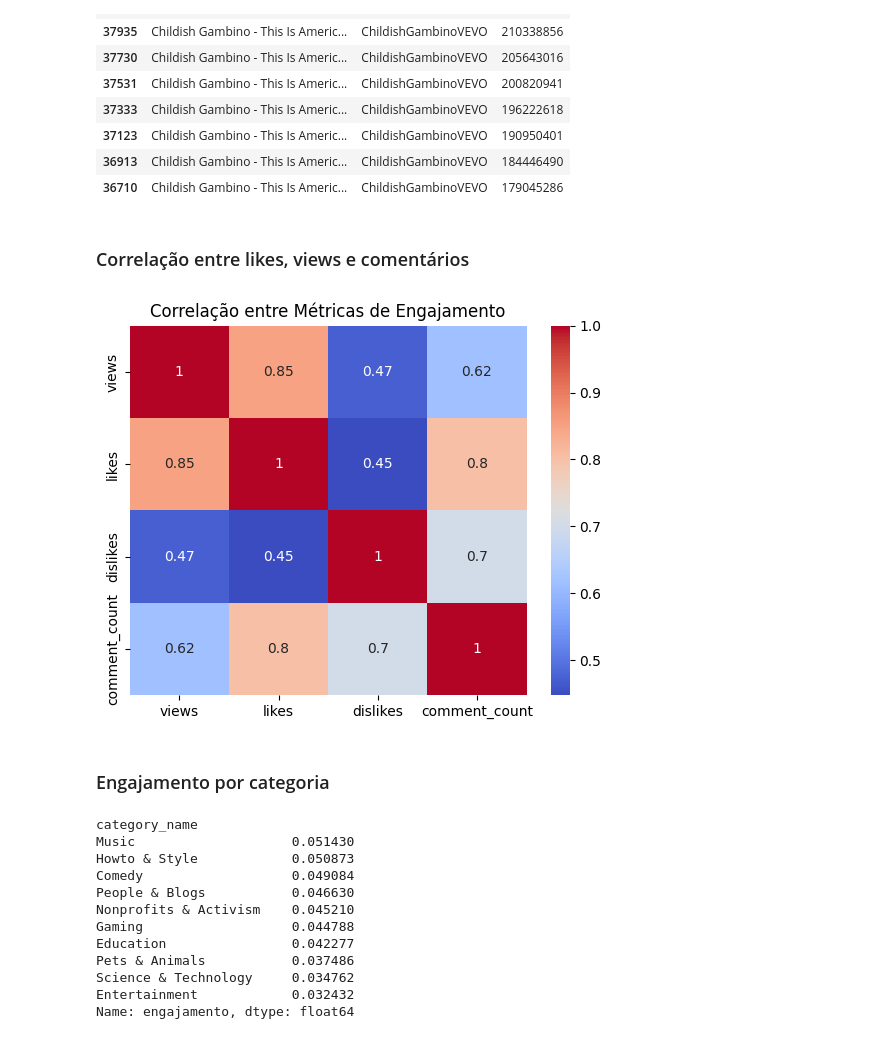
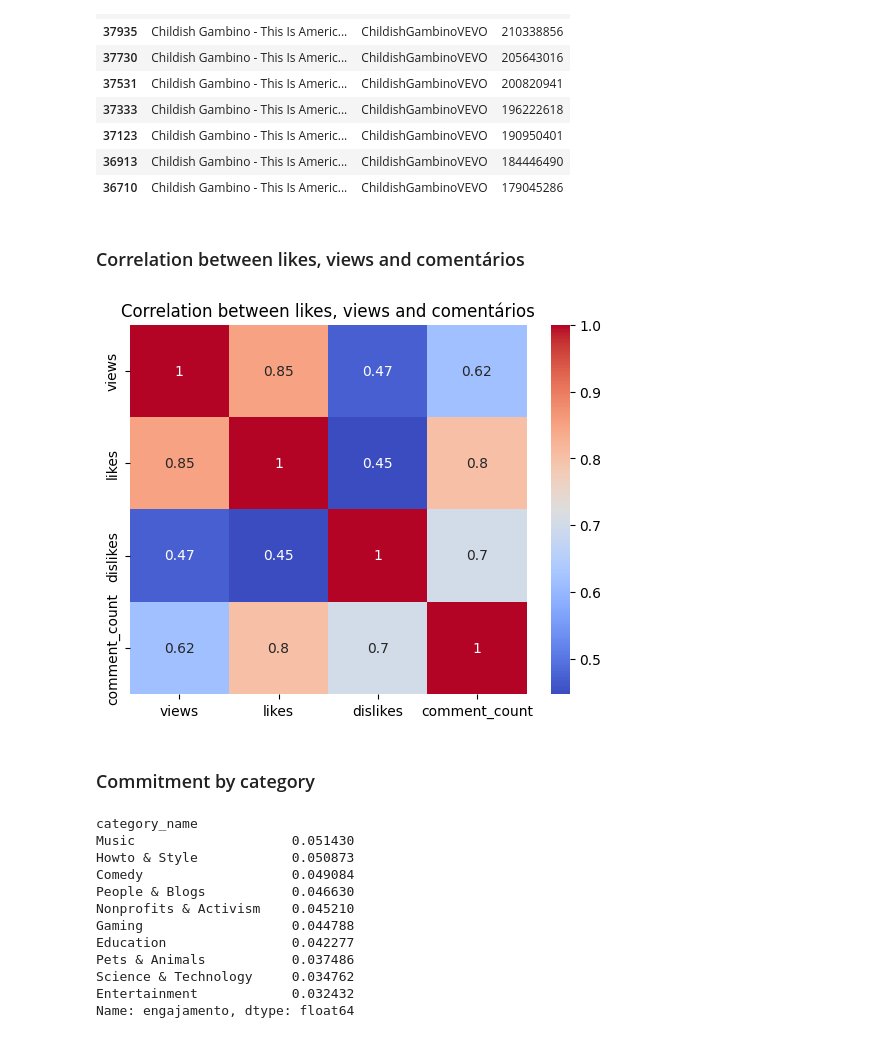
Before and after one commit to ingrid-sabino/youtube-trending-analytics, a Jupyter notebook: youtube-media.ipynb, the cells around one changed output. Saved outputs shown, nothing was run; the diff lists cells and outputs as text; code cells hidden in the pictures.

```diff
--- a/youtube-media.ipynb
+++ b/youtube-media.ipynb
@@ -117,14 +116,14 @@ top_views[['title','channel_title', 'views']]#.groupby('channel_title')['views']
 | 36913 | Childish Gambino - This Is Americ... | ChildishGambinoVEVO | 184446490 |
 | 36710 | Childish Gambino - This Is Americ... | ChildishGambinoVEVO | 179045286 |
 # %% [markdown]
-### Correlação entre likes, views e comentários
+### Correlation between likes, views and comentários
 # %%
 
 sns.heatmap(df[['views', 'likes', 'dislikes', 'comment_count']].corr(), annot=True, cmap='coolwarm')
-plt.title("Correlação entre Métricas de Engajamento")
+plt.title("Correlation between likes, views and comentários")
 plt.show()
 # %% [output]
-[figure, old version]
+[figure, new version]
-# %% [markdown]
-### Engajamento por categoria
+# %% [markdown]
+### Commitment by category
 # %%
```
Also changed, not shown: parts of 27 cells of this notebook.
